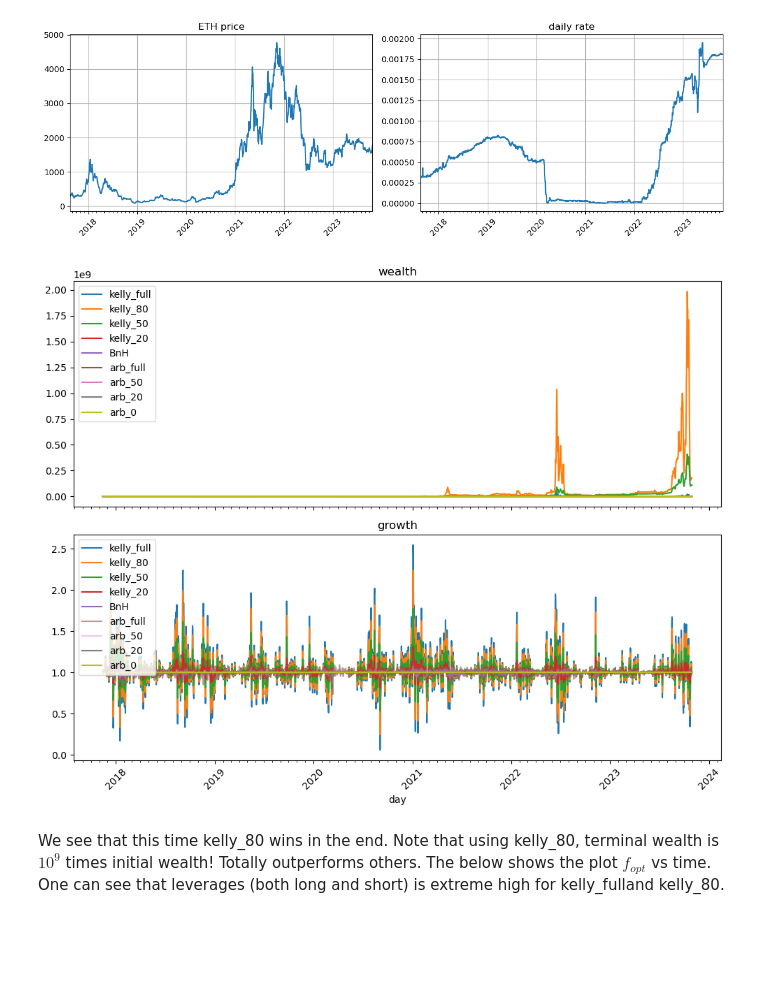
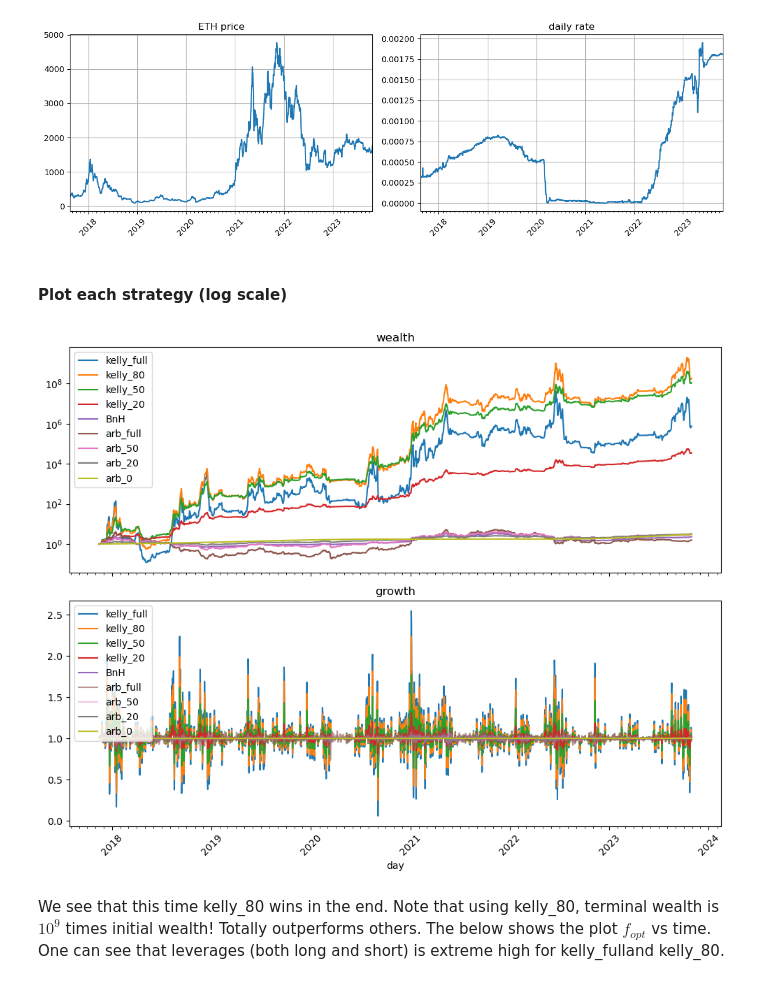
Before and after one commit to std92050/fin_math_110021515, a Jupyter notebook: Kelly criterion/Kelly_criterion.ipynb, the cells around one changed output. Drawn from its saved outputs; the diff is of its cells as text; code cells hidden in the pictures; blank space fills up the shorter version.

```diff
--- a/Kelly criterion/Kelly_criterion.ipynb
+++ b/Kelly criterion/Kelly_criterion.ipynb
@@ -207,10 +207,12 @@ def kelly_updating(return_array,mean_array,std_array,rate_array,kelly_cap,kelly_
         if kelly_cap == False: #no restricion for leverage
             f_opt[s] = (mu-rate_array[s])/var *kelly_frac  #allow shorting , f_opt can be negative
         else:
-            f_opt[s] = min((mu-rate_array[s])/var ,kelly_cap)*kelly_frac
+            f_opt[s] = max(min((mu-rate_array[s])/var ,kelly_cap),-kelly_cap)*kelly_frac
         growth_array[s] = (1+f_opt[s]*return_array[s] + (1-f_opt[s])*rate_array[s])
         wealth_array[s+1] = wealth_array[s]*growth_array[s]
     return wealth_array,growth_array,f_opt
+# %% [markdown]
+#### Plot each strategy (log scale)
 # %%
 kelly_full,growth_kelly_full,f_full = kelly_updating(return_array,mean_array,std_array,rate_array,False,1)
 kelly_80,growth_kelly_80,f_80 = kelly_updating( return_array,mean_array,std_array,rate_array,False,0.8)
@@ -225,34 +227,35 @@ arb_0, growth_arb_0=arbitrary(return_array,rate_array,0)
 fig,ax = plt.subplots(2,1,sharex=True,figsize=(10,8))
 
 ax[0].plot(time[window-1:],kelly_full,label="kelly_full")
 ax[0].plot(time[window-1:],kelly_80,label="kelly_80")
 ax[0].plot(time[window-1:],kelly_50,label="kelly_50")
 ax[0].plot(time[window-1:],kelly_20,label="kelly_20")
 ax[0].plot(time[window-1:],BnH_array,label="BnH")
 ax[0].plot(time[window-1:],arb_full,label="arb_full")
 ax[0].plot(time[window-1:],arb_50,label="arb_50")
 ax[0].plot(time[window-1:],arb_20,label="arb_20")
 ax[0].plot(time[window-1:],arb_0,label="arb_0")
+ax[0].set_yscale('log')
 ax[0].set_title('wealth')
 
 ax[1].plot(time[window:],growth_kelly_full,label="kelly_full")
 ax[1].plot(time[window:],growth_kelly_80,label="kelly_80")
 ax[1].plot(time[window:],growth_kelly_50,label="kelly_50")
 ax[1].plot(time[window:],growth_kelly_20,label="kelly_20")
 ax[1].plot(time[window:],growth_BnH,label="BnH")
 ax[1].plot(time[window:],growth_arb_full,label="arb_full",alpha=0.6)
 ax[1].plot(time[window:],growth_arb_50,label="arb_50",alpha=0.4)
 ax[1].plot(time[window:],growth_arb_20,label="arb_20")
 ax[1].plot(time[window:],growth_arb_0,label="arb_0")
 ax[1].tick_params(axis='x',rotation=45)
 ax[1].xaxis.set_minor_locator(MonthLocator())
 ax[0].legend()
 ax[1].legend()
 ax[1].set_title('growth')
 ax[1].set_xlabel('day')
 plt.tight_layout()
 # %% [output]
-[figure, old version]
+[figure, new version]
 # %% [markdown]
 We see that this time kelly_80 wins in the end. Note that using kelly_80, terminal wealth is $10^9$ times initial wealth! Totally outperforms others. The below shows the plot $f_{opt}$ vs time. One can see that leverages (both long and short) is extreme high for  kelly_fulland kelly_80.
 # %%
```
Also changed, not shown: parts of 3 cells of this notebook.
